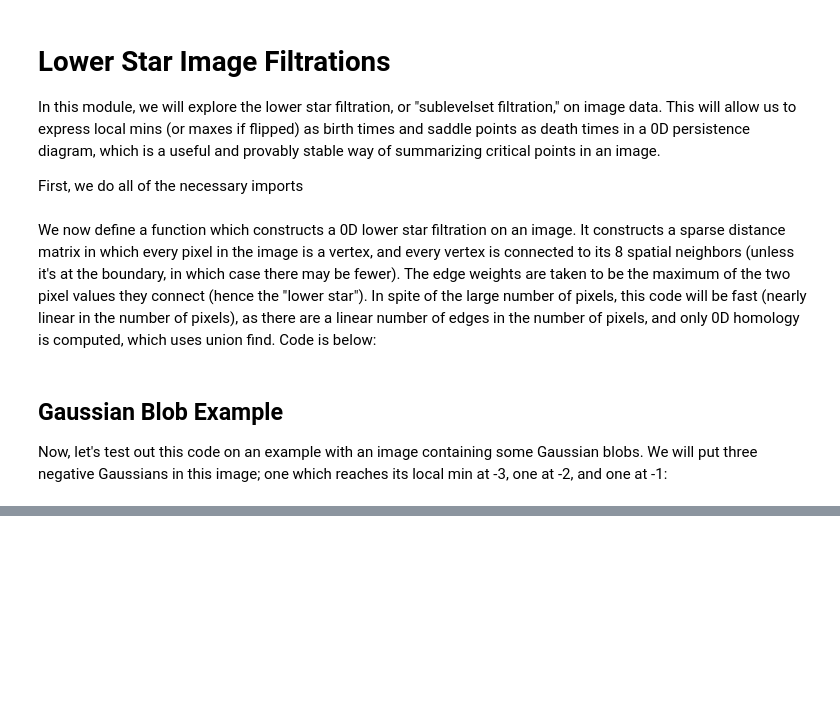
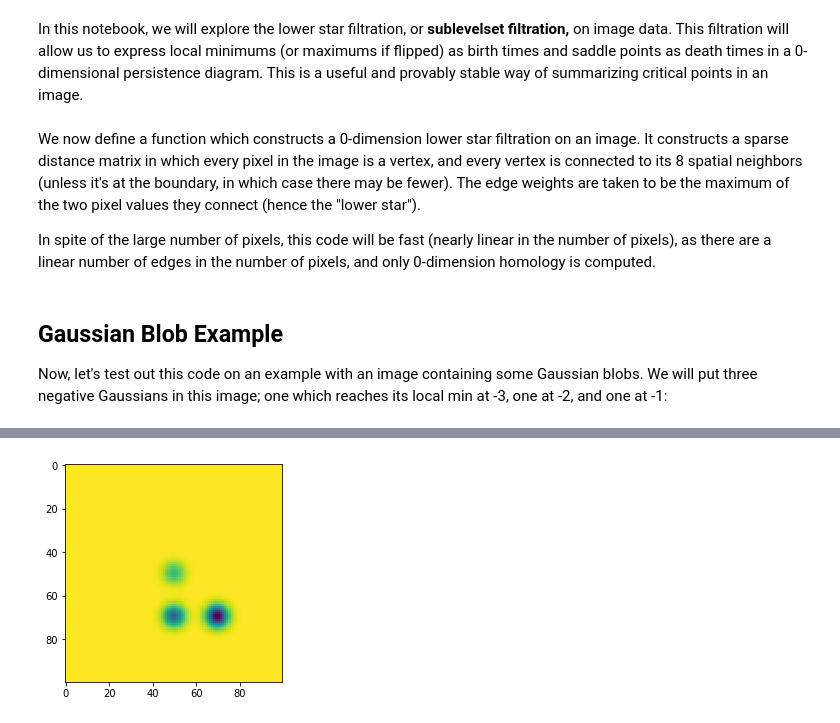
Before and after one commit to scikit-tda/ripser.py, a Jupyter notebook: notebooks/Lower Star Image Filtrations.ipynb, the cells around one changed output, grey strips where cells are left out. Cells and saved outputs as stored; diff of their text form; code cells hidden in the pictures; blank space fills up the shorter version.

Commit message:
incorporating lower star img code into ripser, fixing bugs found in plotting, copy-editing the notebooks,

```diff
--- a/notebooks/Lower Star Image Filtrations.ipynb
+++ b/notebooks/Lower Star Image Filtrations.ipynb
@@ -1,8 +3,4 @@
 # %% [markdown]
-# Lower Star Image Filtrations
-
-In this module, we will explore the lower star filtration, or "sublevelset filtration," on image data.  This will allow us to express local mins (or maxes if flipped) as birth times and saddle points as death times in a 0D persistence diagram, which is a useful and provably stable way of summarizing critical points in an image.
-
-First, we do all of the necessary imports
+In this notebook, we will explore the lower star filtration, or **sublevelset filtration,** on image data.  This filtration will allow us to express local minimums (or maximums if flipped) as birth times and saddle points as death times in a 0-dimensional persistence diagram. This is a useful and provably stable way of summarizing critical points in an image.
 # %%
 import numpy as np
@@ -15,2 +13,4 @@ import imageio
 # %% [markdown]
-We now define a function which constructs a 0D lower star filtration on an image.  It constructs a sparse distance matrix in which every pixel in the image is a vertex, and every vertex is connected to its 8 spatial neighbors (unless it's at the boundary, in which case there may be fewer).  The edge weights are taken to be the maximum of the two pixel values they connect (hence the "lower star").  In spite of the large number of pixels, this code will be fast (nearly linear in the number of pixels), as there are a linear number of edges in the number of pixels, and only 0D homology is computed, which uses union find.  Code is below:
+We now define a function which constructs a 0-dimension lower star filtration on an image.  It constructs a sparse distance matrix in which every pixel in the image is a vertex, and every vertex is connected to its 8 spatial neighbors (unless it's at the boundary, in which case there may be fewer).  The edge weights are taken to be the maximum of the two pixel values they connect (hence the "lower star").
+
+In spite of the large number of pixels, this code will be fast (nearly linear in the number of pixels), as there are a linear number of edges in the number of pixels, and only 0-dimension homology is computed.
@@ -64,16 +23,7 @@ ts = np.linspace(-1, 1, 100)
 x1 = np.exp(-ts**2/(0.1**2))
 ts -= 0.4
 x2 = np.exp(-ts**2/(0.1**2))
-D = -x1[None, :]*x1[:, None] - 2*x1[None, :]*x2[:, None] - 3*x2[None, :]*x2[:, None]
-I = doImageSublevelsetFiltration(D)
-
-plt.figure(figsize=(9, 3))
-plt.subplot(121)
-plt.imshow(D, cmap = 'afmhot')
-plt.colorbar()
-plt.title("Test Image")
-plt.subplot(122)
-plot_dgms(I)
-plt.title("0D Persistence Diagram")
+img = -x1[None, :]*x1[:, None] - 2*x1[None, :]*x2[:, None] - 3*x2[None, :]*x2[:, None]
+plt.imshow(img)
 plt.show()
 # %% [output]
@@ -81,0 +30 @@ plt.show()
+[figure, added]
```
Also changed, not shown: parts of 17 cells of this notebook, 3 other files.
